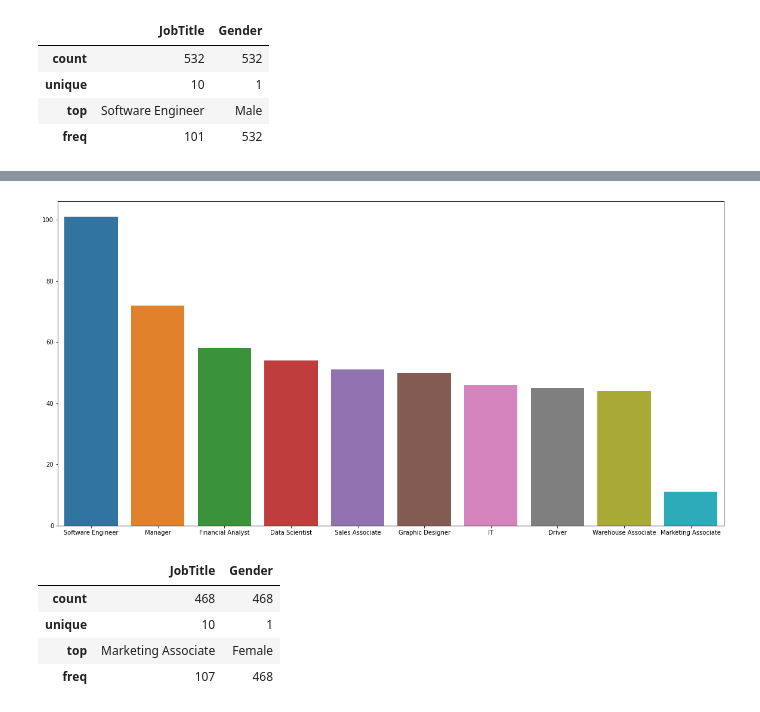
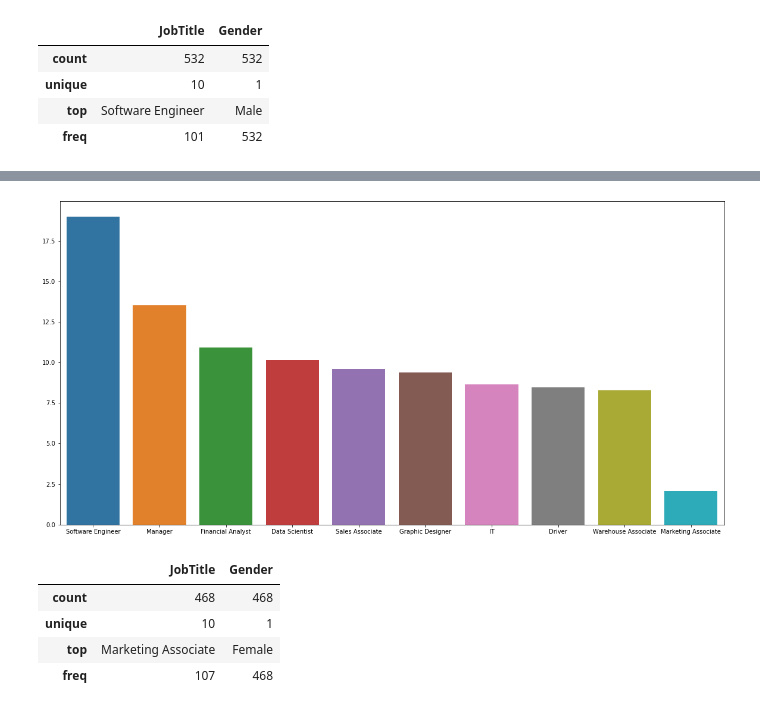
Before and after one commit to Jkhattak/GlassdoreGenderPayGap, a Jupyter notebook: main.ipynb, the cells around one changed output, grey strips where cells are left out. Saved outputs shown, nothing was run; the diff lists cells and outputs as text; code cells hidden in the pictures.

```diff
--- a/main.ipynb
+++ b/main.ipynb
@@ -119,0 +132,3 @@ Male_JobCount = Male_Job_Title['JobTitle'].value_counts()
+# %%
+Male_Job_Count = Male_Job_Title['JobTitle'].value_counts() / Male_Job_Title['JobTitle'].value_counts().sum() * 100 #Percentage of job title for male
+Male_Job_Count
@@ -120,7 +147,7 @@ Male_JobCount = Male_Job_Title['JobTitle'].value_counts()
 # %%
 fig, ax = plt.subplots(figsize=(20,10))
-sns.barplot(x = Male_JobCount.index, y = Male_JobCount.values)
+sns.barplot(x = Male_Job_Count.index, y = Male_Job_Count.values)
 plt.show()
 # %% [output]
-[figure, old version]
+[figure, new version]
 # %%
```
Also changed, not shown: parts of 14 cells of this notebook.
